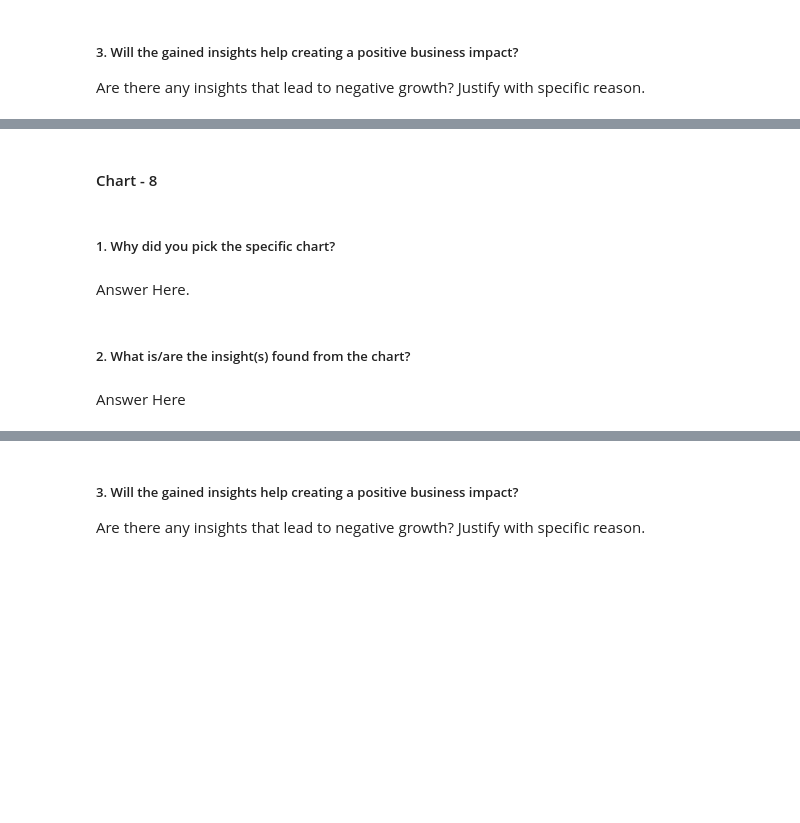
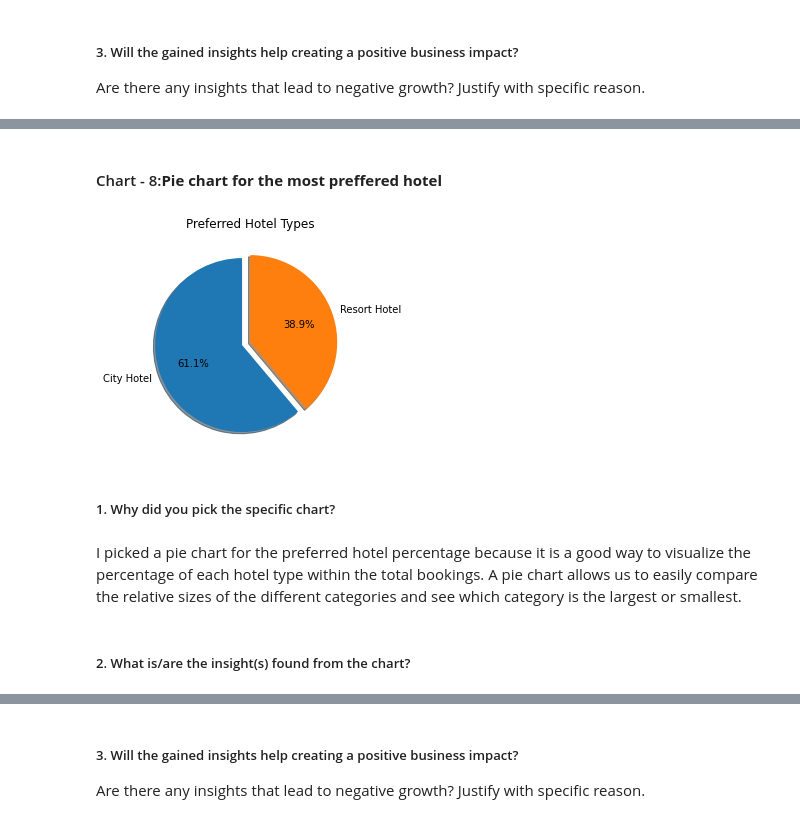
Before and after one commit to Sourabh3054/SAURABH1234, a Jupyter notebook: Copy_of_Sample_EDA_Submission_Template.ipynb, the cells around one changed output, grey strips where cells are left out. Drawn from its saved outputs; the diff is of its cells as text; code cells hidden in the pictures; blank space fills up the shorter version.

```diff
--- a/Copy_of_Sample_EDA_Submission_Template.ipynb
+++ b/Copy_of_Sample_EDA_Submission_Template.ipynb
@@ -1000,2 +1033,2 @@ Answer Here
 # %% [markdown]
-#### Chart - 8
+#### Chart - 8:**Pie chart for the most preffered hotel**
@@ -1004,8 +1035,14 @@ Answer Here
+# %%
+# Chart - 8 visualization code
+hotel_counts=df.groupby("hotel")["hotel"].count()
+plt.pie(hotel_counts,labels=hotel_counts.index,shadow=True,explode=(0.1,0),autopct="%1.1f%%",startangle=90)
+plt.title("Preferred Hotel Types")
+plt.show()
+# %% [output]
+[figure, added]
 # %% [markdown]
 ##### 1. Why did you pick the specific chart?
-# %% [markdown]
-Answer Here.
+# %% [markdown]
+I picked a pie chart for the preferred hotel percentage because it is a good way to visualize the percentage of each hotel type within the total bookings. A pie chart allows us to easily compare the relative sizes of the different categories and see which category is the largest or smallest.
 # %% [markdown]
 ##### 2. What is/are the insight(s) found from the chart?
-# %% [markdown]
-Answer Here
```
Also changed, not shown: parts of 26 cells of this notebook.
